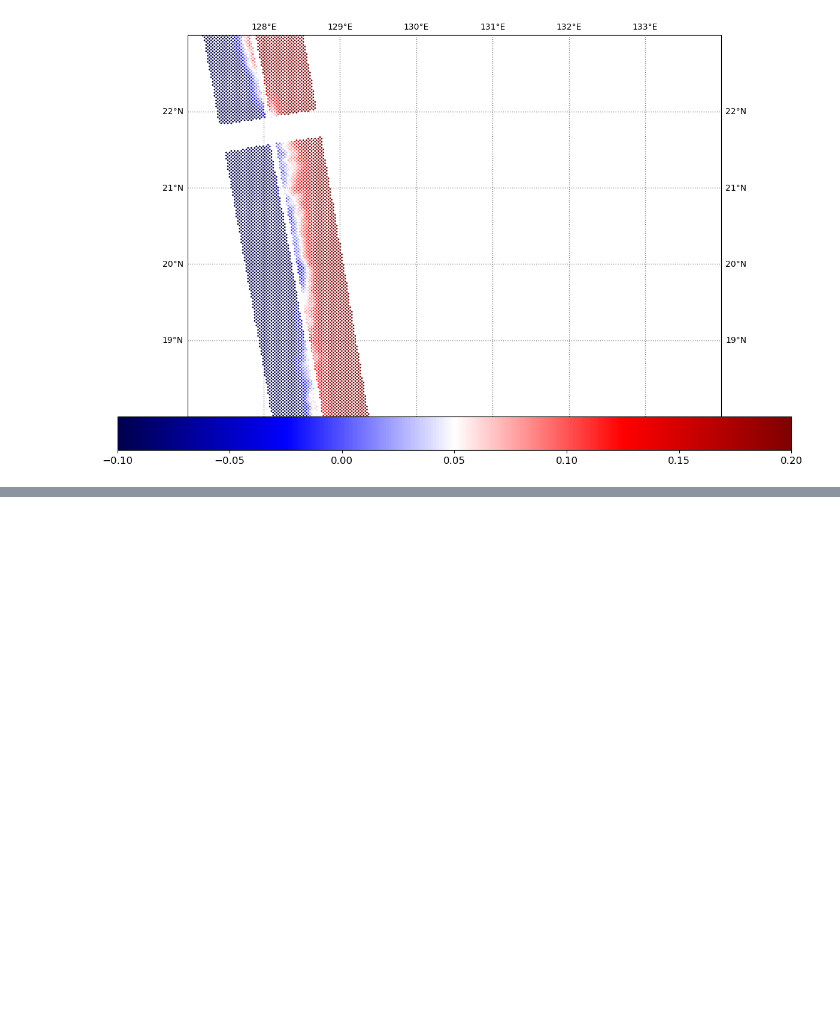
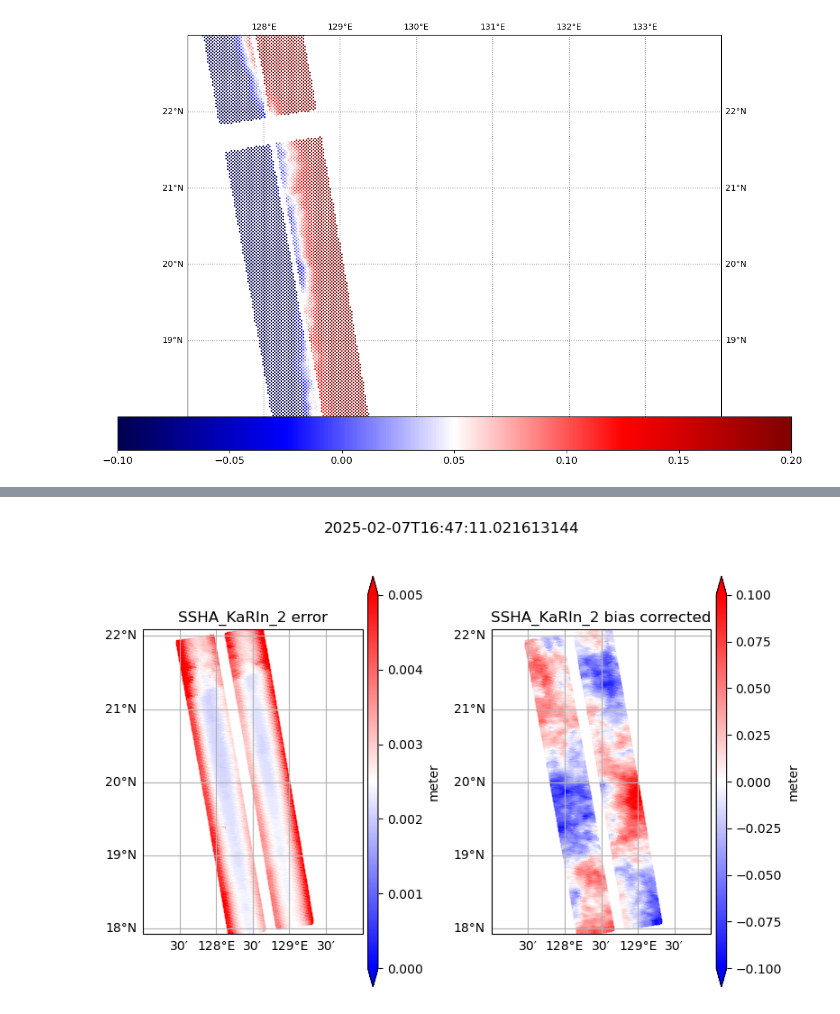
Before and after one commit to AI-for-Ocean-Science/remote_sensing, a Jupyter notebook: nb/PODAAC/SWOT_downloads.ipynb, the cells around one changed output, grey strips where cells are left out. Drawn from its saved outputs; the diff is of its cells as text; code cells hidden in the pictures; blank space fills up the shorter version.

Commit message:
mo swot

```diff
--- a/nb/PODAAC/SWOT_downloads.ipynb
+++ b/nb/PODAAC/SWOT_downloads.ipynb
@@ -155,0 +238,6 @@ rs_hp.plot(lon_lim=lon_lim, lat_lim=lat_lim, projection='platecarree', vmin=-0.1
+# %%
+lat_bounds = [18, 22]
+data=swot_ssh_utils.SSH_L2()
+data.load_data(ds_file,
+              lat_bounds=lat_bounds)
+display(data.Expert)
@@ -155,0 +262,4 @@ rs_hp.plot(lon_lim=lon_lim, lat_lim=lat_lim, projection='platecarree', vmin=-0.1
+# %%
+load_and_plot_ssha_data(data, xlim=(127,130))
+# %% [output]
+[figure, added]
```
Also changed, not shown: parts of 7 cells of this notebook, 9 other files.
